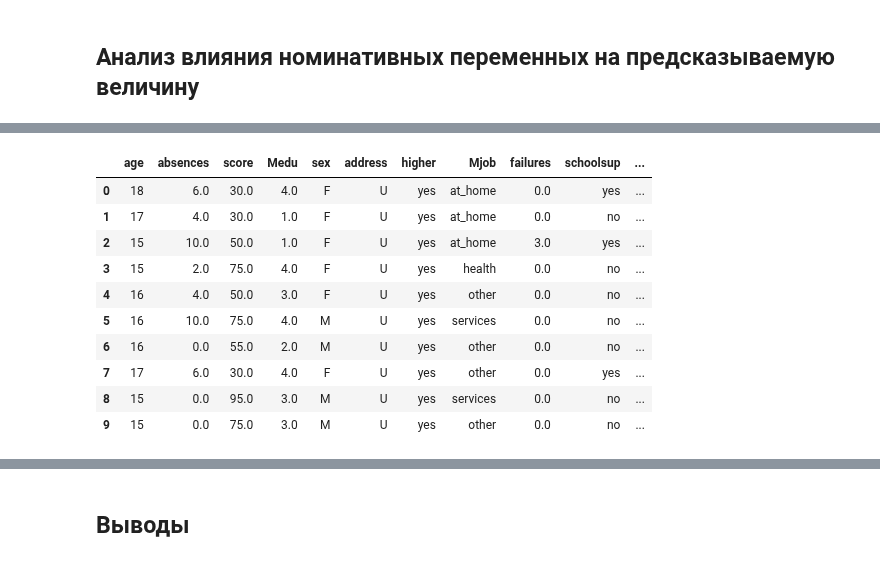
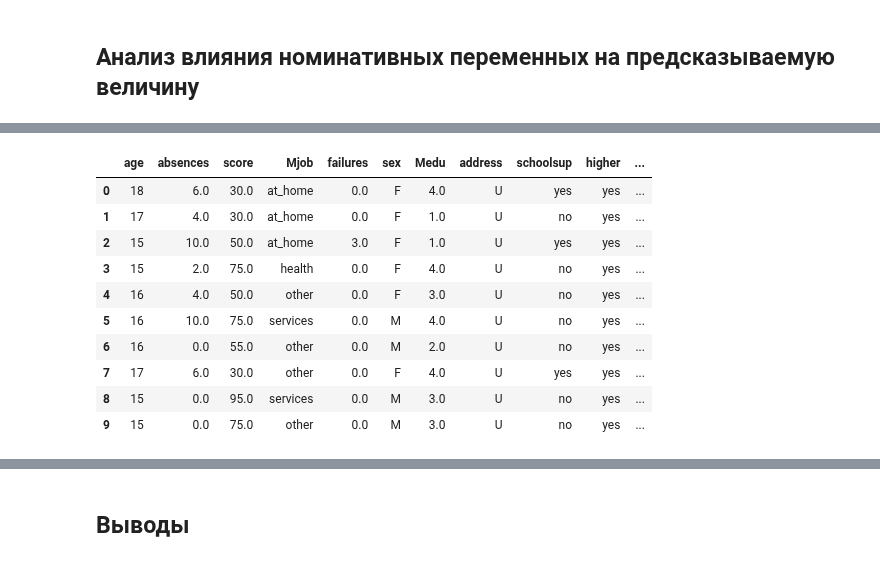
Before and after one commit to sand74/skillfactory, a Jupyter notebook: module_2/eda_solve.ipynb, the cells around one changed output, grey strips where cells are left out. Saved outputs shown, nothing was run; the diff lists cells and outputs as text; code cells hidden in the pictures.

```diff
--- a/module_2/eda_solve.ipynb
+++ b/module_2/eda_solve.ipynb
@@ -705,20 +667,20 @@ def get_stat_dif(feature, dropna=True, check=True):
     cols = stud.loc[:, feature].value_counts(dropna=dropna).index
     combinations_all = list(combinations(cols, 2))
     for comb in combinations_all:
+        len0 = len(stud.loc[stud.loc[:, feature] == comb[0]])
+        len1 = len(stud.loc[stud.loc[:, feature] == comb[1]])
         if check and len(stud.loc[stud.loc[:, feature] == comb[0]]) < 30:
-            print(
-                f'Количество значений {feature} ({comb[0]}) = {len(stud.loc[stud.loc[:, feature] == comb[0]])} (<30)' \
-                ' тест стьюдента может дать некорректные результаты')
-#            continue
+            msg = 'Количество значений {} ({}) = {} (<30) тест стьюдента может дать некорректные результаты'.format(
+                feature, comb[0], len0)
+            raise Exception(msg)
         if check and len(stud.loc[stud.loc[:, feature] == comb[1]]) < 30:
-            print(
-                f'Количество значений {feature} ({comb[1]}) = {len(stud.loc[stud.loc[:, feature] == comb[1]])} (<30)' \
-                ' тест стьюдента может дать некорректные результаты')
-#            continue
+            msg = 'Количество значений {} ({}) = {} (<30) тест стьюдента может дать некорректные результаты'.format(
+                feature, comb[1], len1)
+            raise Exception(msg)
         res = ttest_ind(stud.loc[stud.loc[:, feature] == comb[0], 'score_ival'],
                         stud.loc[stud.loc[:, feature] == comb[1], 'score_ival'])
-        if res.pvalue <= 0.05/len(combinations_all):  # Учли поправку Бонферони
-            print('Найдены статистически значимые различия для колонки', feature)
+        if res.pvalue <= 0.05 / len(combinations_all):  # Учли поправку Бонферони
+            print('Найдены статистически значимые различия для колонки', feature, comb)
             return True
     return False
 
@@ -752,10 +711,17 @@ P-value на score_ival =  0.0015873113288157417
 # %%
 # В обоих случаях гиротеза о нормальности отвергается, поэтому перед выполнением теста стьюдента будем проверять размер выборки
 # %%
-# Отбоор признаков, влияющих на score, если не учитывать пропуски
+# Отбоор признаков, влияющих на score, если не учитывать пропуски и проверять на применимость теста стьюдента
 impotant_features = []
+not_tested_features = []
 for feature in nom_features:
-    if get_stat_dif(feature, dropna=True, check=True) == True:
-        impotant_features.append(feature)
-print(impotant_features)
+    try:
+        if get_stat_dif(feature, dropna=True, check=True) == True:
+            impotant_features.append(feature)
+    except Exception as e:
+        print('Error:', e)
+        not_tested_features.append(feature)
+
+print('Important:', impotant_features)
+print('Not tested', not_tested_features)
 # %% [output]
@@ -782,19 +754,20 @@ print(impotant_features)
+# %%
+# По приведенным боксплотам я бы остававил произнаки higher, Fedu.
+# Но так как Fedu коррелирует с Medu - его убираем.
+impotant_features = impotant_features + ['higher']
 # %%
 # Формируем результирующий набор и удаляем возможные повторы строк
-include_nan = []
-for feature in impotant_features:
-    include_nan.append(feature + '_nan')
-stud_math = stud[num_features + impotant_features + ['score_ival', 'score_risk']].drop_duplicates()
+stud_math = stud[num_features + impotant_features + ['score_ival']].drop_duplicates()
 stud_math.head(10)
 # %% [output]
-|  | age | absences | score | Medu | sex | address | higher | Mjob | failures | schoolsup | ... |
-| 0 | 18 | 6.0 | 30.0 | 4.0 | F | U | yes | at_home | 0.0 | yes | ... |
-| 1 | 17 | 4.0 | 30.0 | 1.0 | F | U | yes | at_home | 0.0 | no | ... |
-| 2 | 15 | 10.0 | 50.0 | 1.0 | F | U | yes | at_home | 3.0 | yes | ... |
-| 3 | 15 | 2.0 | 75.0 | 4.0 | F | U | yes | health | 0.0 | no | ... |
-| 4 | 16 | 4.0 | 50.0 | 3.0 | F | U | yes | other | 0.0 | no | ... |
-| 5 | 16 | 10.0 | 75.0 | 4.0 | M | U | yes | services | 0.0 | no | ... |
-| 6 | 16 | 0.0 | 55.0 | 2.0 | M | U | yes | other | 0.0 | no | ... |
-| 7 | 17 | 6.0 | 30.0 | 4.0 | F | U | yes | other | 0.0 | yes | ... |
-| 8 | 15 | 0.0 | 95.0 | 3.0 | M | U | yes | services | 0.0 | no | ... |
-| 9 | 15 | 0.0 | 75.0 | 3.0 | M | U | yes | other | 0.0 | no | ... |
+|  | age | absences | score | Mjob | failures | sex | Medu | address | schoolsup | higher | ... |
+| 0 | 18 | 6.0 | 30.0 | at_home | 0.0 | F | 4.0 | U | yes | yes | ... |
+| 1 | 17 | 4.0 | 30.0 | at_home | 0.0 | F | 1.0 | U | no | yes | ... |
+| 2 | 15 | 10.0 | 50.0 | at_home | 3.0 | F | 1.0 | U | yes | yes | ... |
+| 3 | 15 | 2.0 | 75.0 | health | 0.0 | F | 4.0 | U | no | yes | ... |
+| 4 | 16 | 4.0 | 50.0 | other | 0.0 | F | 3.0 | U | no | yes | ... |
+| 5 | 16 | 10.0 | 75.0 | services | 0.0 | M | 4.0 | U | no | yes | ... |
+| 6 | 16 | 0.0 | 55.0 | other | 0.0 | M | 2.0 | U | no | yes | ... |
+| 7 | 17 | 6.0 | 30.0 | other | 0.0 | F | 4.0 | U | yes | yes | ... |
+| 8 | 15 | 0.0 | 95.0 | services | 0.0 | M | 3.0 | U | no | yes | ... |
+| 9 | 15 | 0.0 | 75.0 | other | 0.0 | M | 3.0 | U | no | yes | ... |
```
Also changed, not shown: parts of 46 cells of this notebook.
